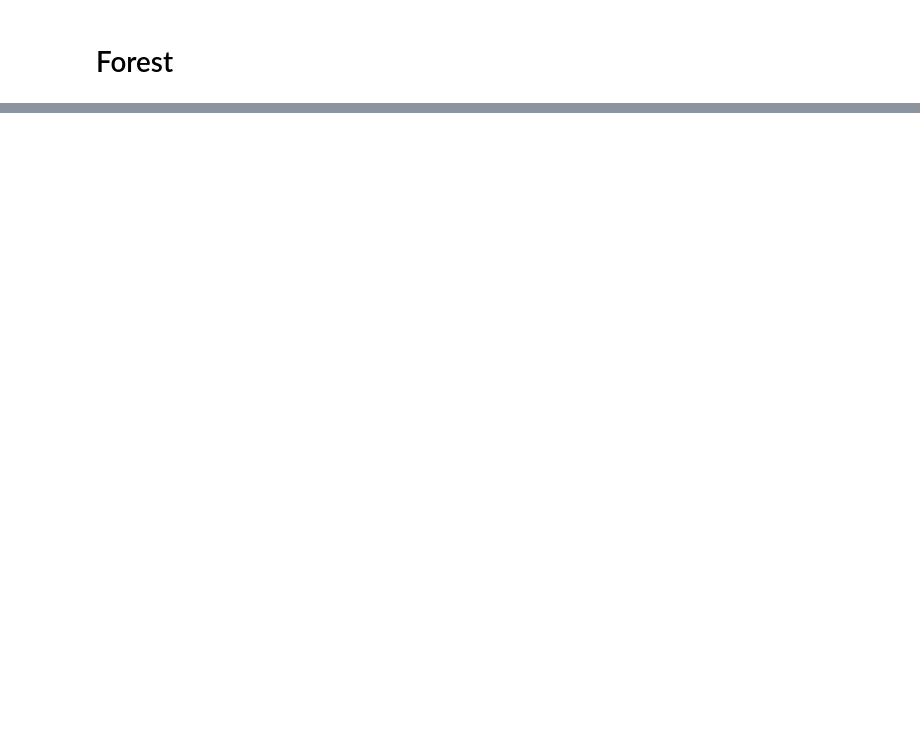
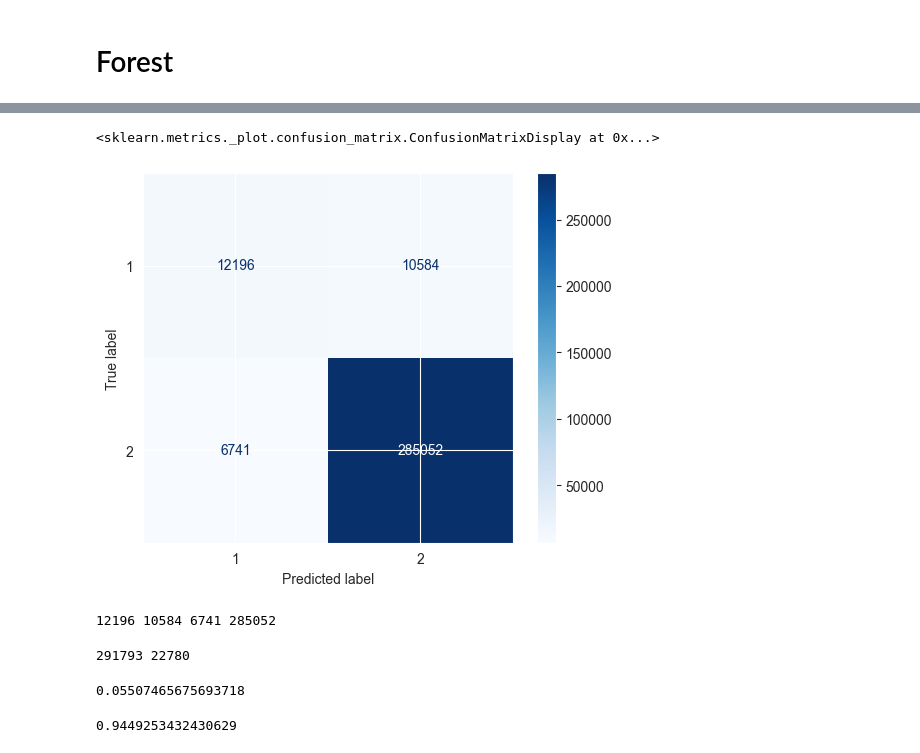
Before and after one commit to Florent-Git/covid-data, a Jupyter notebook: main.ipynb, the cells around one changed output, grey strips where cells are left out. Saved outputs shown, nothing was run; the diff lists cells and outputs as text; code cells hidden in the pictures; blank space fills up the shorter version.

```diff
--- a/main.ipynb
+++ b/main.ipynb
@@ -382,4 +763,27 @@ print("Decision Tree Test Accuracy:", dtree.score(x_test, y_test), "\n")
 # %%
 y_pred = dtree.predict(x_test)
 c_matrix = confusion_matrix(y_test, y_pred)
-util.plot_confusion_matrix_pie(c_matrix)
+ConfusionMatrixDisplay.from_predictions(y_test, y_pred, cmap="Blues")
+# %% [output]
+<sklearn.metrics._plot.confusion_matrix.ConfusionMatrixDisplay at 0x...>
+[figure, added]
+# %%
+TP, FN, FP, TN = c_matrix.ravel()
+print(TP, FN, FP, TN)
+# %% [output]
+12196 10584 6741 285052
+# %%
+N, P = y_test.value_counts().ravel()
+print(N, P)
+# %% [output]
+291793 22780
+# %%
+error_rate = (FP+FN)/(P+N)
+error_rate
+# %% [output]
+0.05507465675693718
+# %%
+accuracy = 1 - error_rate
+accuracy
+# %% [output]
+0.9449253432430629
```
Also changed, not shown: parts of 44 cells of this notebook, 1 other file.
